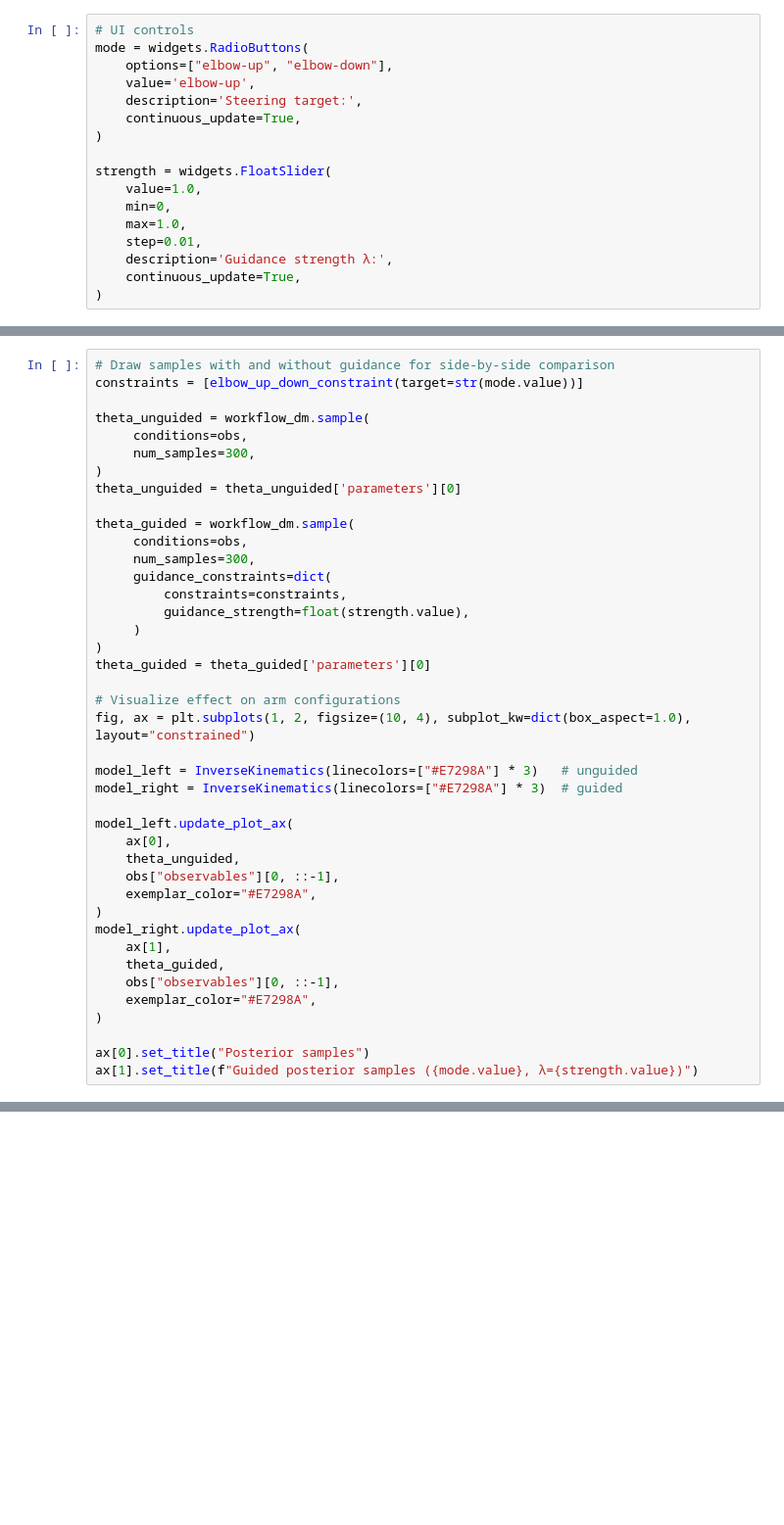
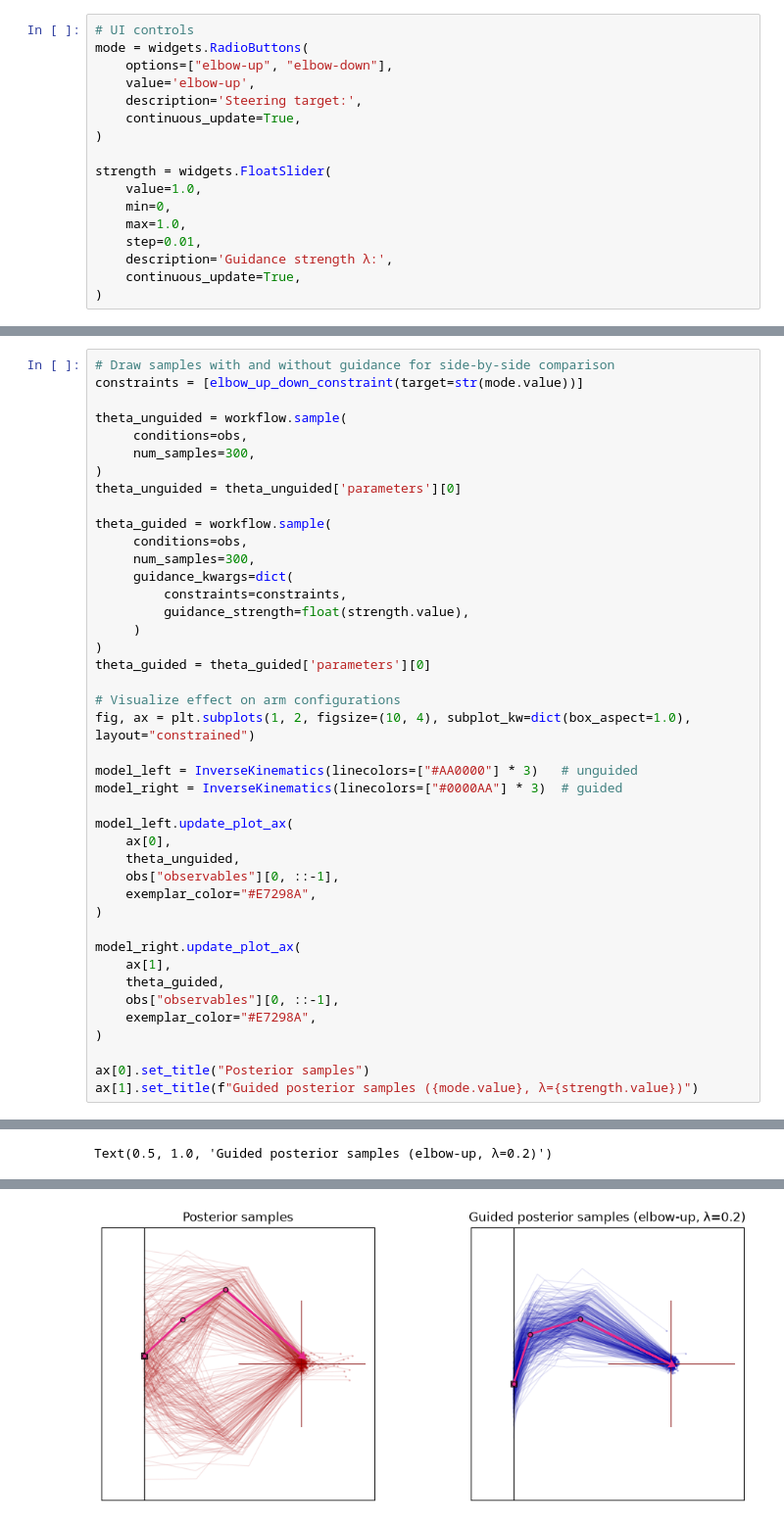
Before and after one commit to bayesflow-org/ai4science, a Jupyter notebook: tutorials/diffusion-models.ipynb, the cells around one changed output, grey strips where cells are left out. Shown at 98% size. Cells and saved outputs as stored; diff of their text form; blank space fills up the shorter version.

```diff
--- a/tutorials/diffusion-models.ipynb
+++ b/tutorials/diffusion-models.ipynb
@@ -349,16 +402,16 @@ strength = widgets.FloatSlider(
 # Draw samples with and without guidance for side-by-side comparison
 constraints = [elbow_up_down_constraint(target=str(mode.value))]
 
-theta_unguided = workflow_dm.sample(
+theta_unguided = workflow.sample(
      conditions=obs,
      num_samples=300,
 )
 theta_unguided = theta_unguided['parameters'][0]
 
-theta_guided = workflow_dm.sample(
+theta_guided = workflow.sample(
      conditions=obs,
      num_samples=300,
-     guidance_constraints=dict(
+     guidance_kwargs=dict(
          constraints=constraints,
          guidance_strength=float(strength.value),
      )
@@ -368,8 +421,8 @@ theta_guided = theta_guided['parameters'][0]
 # Visualize effect on arm configurations
 fig, ax = plt.subplots(1, 2, figsize=(10, 4), subplot_kw=dict(box_aspect=1.0), layout="constrained")
 
-model_left = InverseKinematics(linecolors=["#E7298A"] * 3)   # unguided
-model_right = InverseKinematics(linecolors=["#E7298A"] * 3)  # guided
+model_left = InverseKinematics(linecolors=["#AA0000"] * 3)   # unguided
+model_right = InverseKinematics(linecolors=["#0000AA"] * 3)  # guided
 
 model_left.update_plot_ax(
     ax[0],
@@ -377,6 +430,7 @@ model_left.update_plot_ax(
     obs["observables"][0, ::-1],
     exemplar_color="#E7298A",
 )
+
 model_right.update_plot_ax(
     ax[1],
     theta_guided,
@@ -386,3 +440,4 @@ model_right.update_plot_ax(
 
 ax[0].set_title("Posterior samples")
 ax[1].set_title(f"Guided posterior samples ({mode.value}, λ={strength.value})")
+# %% [output]
@@ -388,0 +448 @@ ax[1].set_title(f"Guided posterior samples ({mode.value}, λ={strength.value})")
+Text(0.5, 1.0, 'Guided posterior samples (elbow-up, λ=0.2)')
@@ -388,0 +451 @@ ax[1].set_title(f"Guided posterior samples ({mode.value}, λ={strength.value})")
+[figure, added]
```
Also changed, not shown: parts of 19 cells of this notebook, 1 other file.
